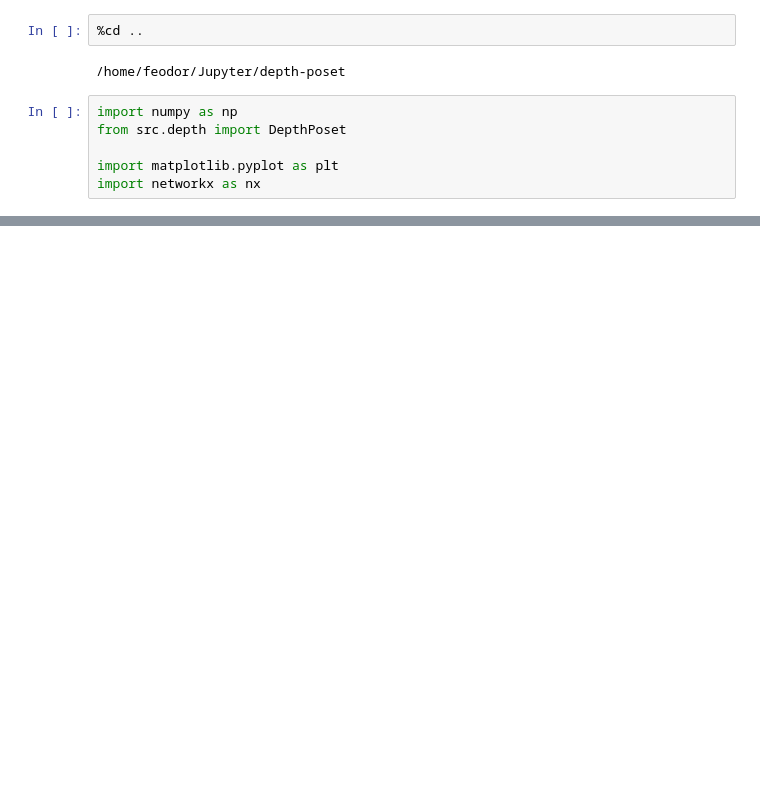
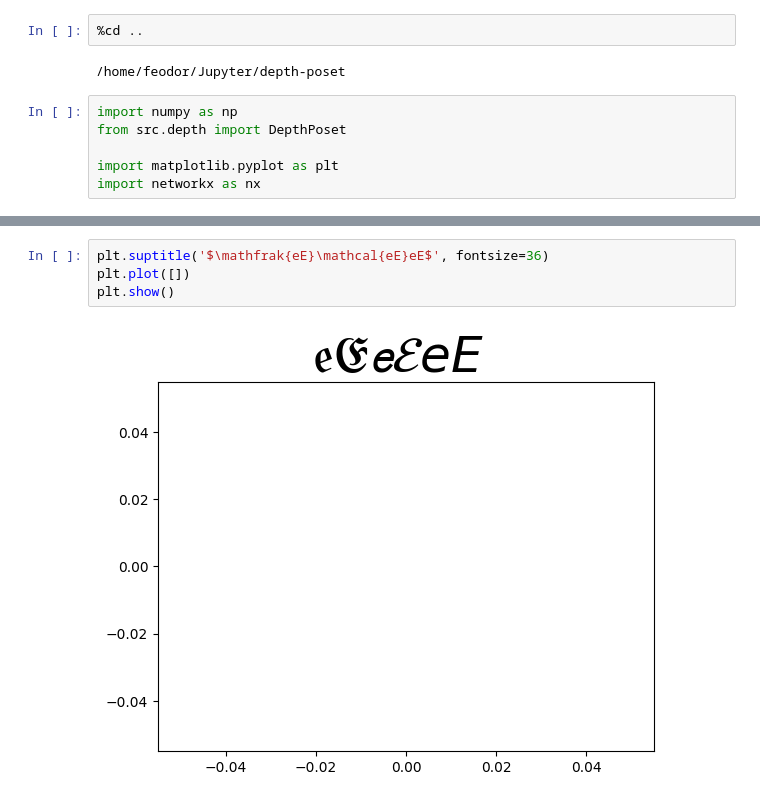
Before and after one commit to zimfv/depth-poset, a Jupyter notebook: notebooks/essential.ipynb, the cells around one changed output, grey strips where cells are left out. Cells and saved outputs as stored; diff of their text form; blank space fills up the shorter version.

```diff
--- a/notebooks/essential.ipynb
+++ b/notebooks/essential.ipynb
@@ -69,0 +87,6 @@ plt.show()
+# %%
+plt.suptitle('$\mathfrak{eE}\mathcal{eE}eE$', fontsize=36)
+plt.plot([])
+plt.show()
+# %% [output]
+[figure, added]
```
Also changed, not shown: parts of 4 cells of this notebook, 3 other files.
